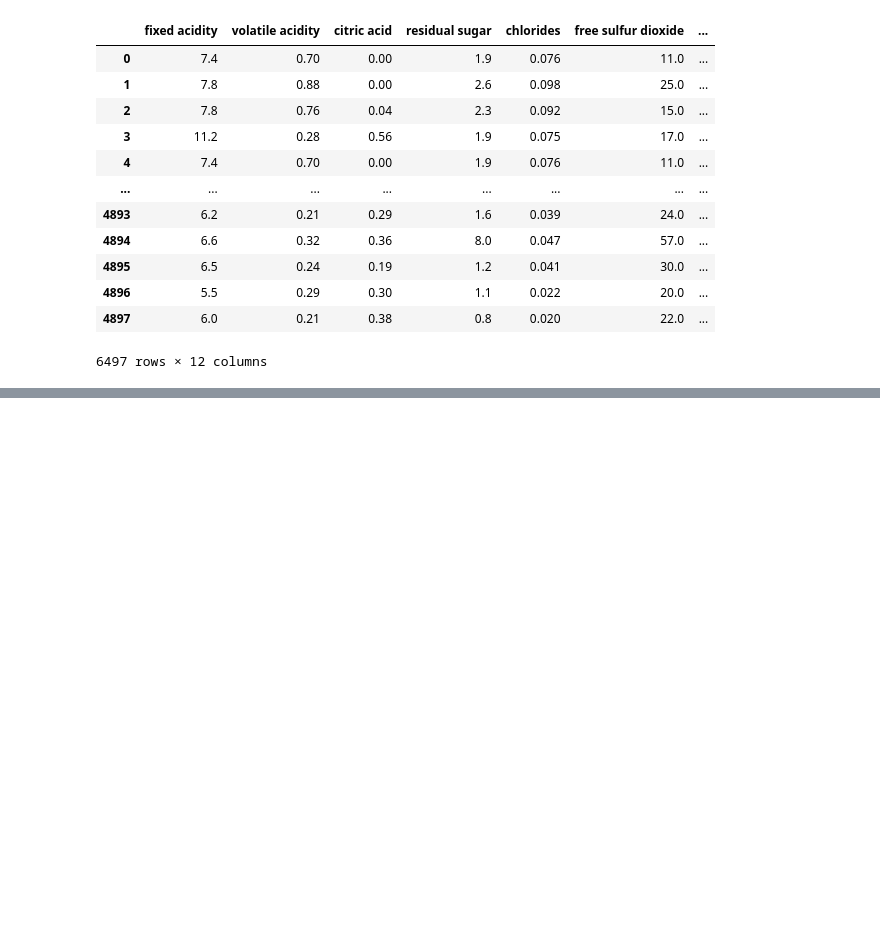
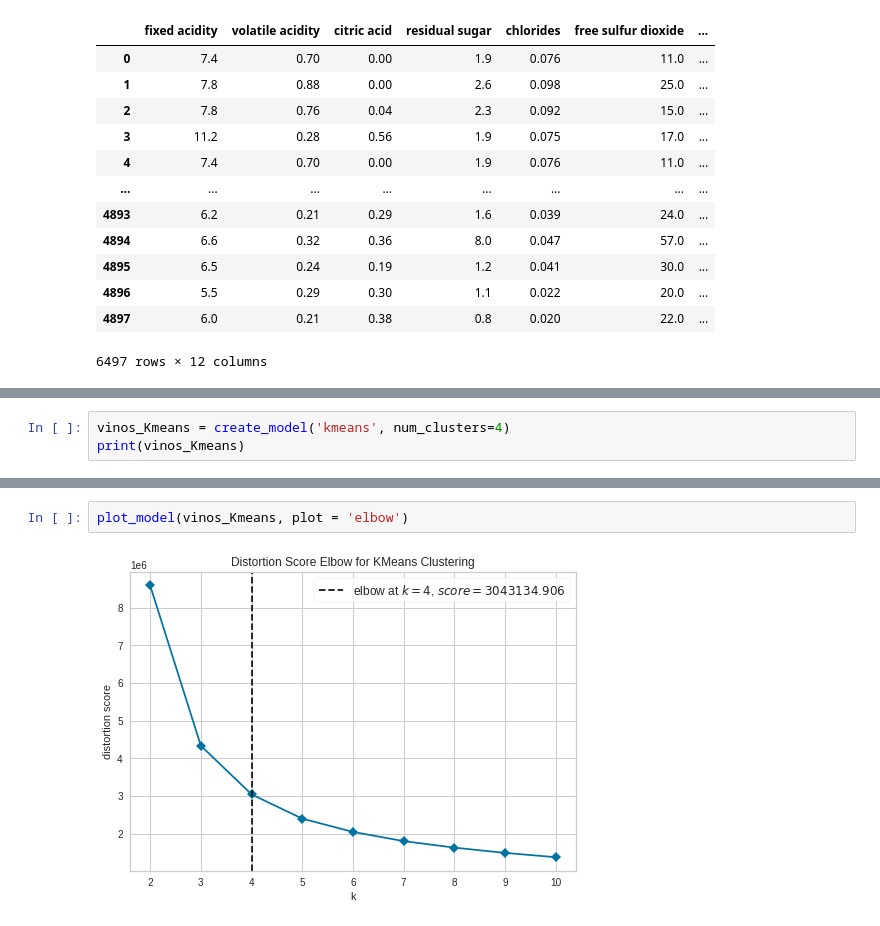
Before and after one commit to MarvinLopezOsorio/AnaliticaPredictiva_Tareas, a Jupyter notebook: Clustering vinos.ipynb, the cells around one changed output, grey strips where cells are left out. Drawn from its saved outputs; the diff is of its cells as text; blank space fills up the shorter version.

```diff
--- a/Clustering vinos.ipynb
+++ b/Clustering vinos.ipynb
@@ -81,0 +198,3 @@ vinos
+# %%
+vinos_Kmeans = create_model('kmeans', num_clusters=4)
+print(vinos_Kmeans)
@@ -81,0 +217,4 @@ vinos
+# %%
+plot_model(vinos_Kmeans, plot = 'elbow')
+# %% [output]
+[figure, added]
```
Also changed, not shown: parts of 20 cells of this notebook.
